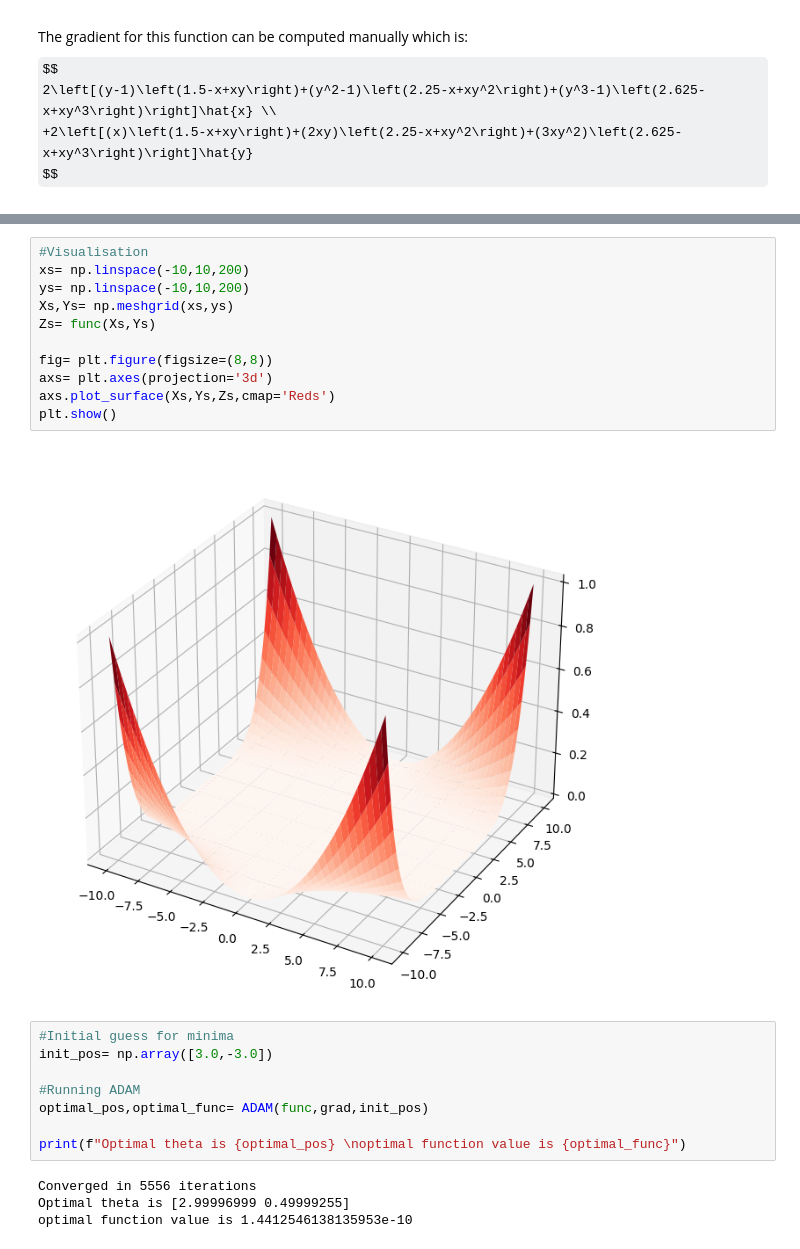
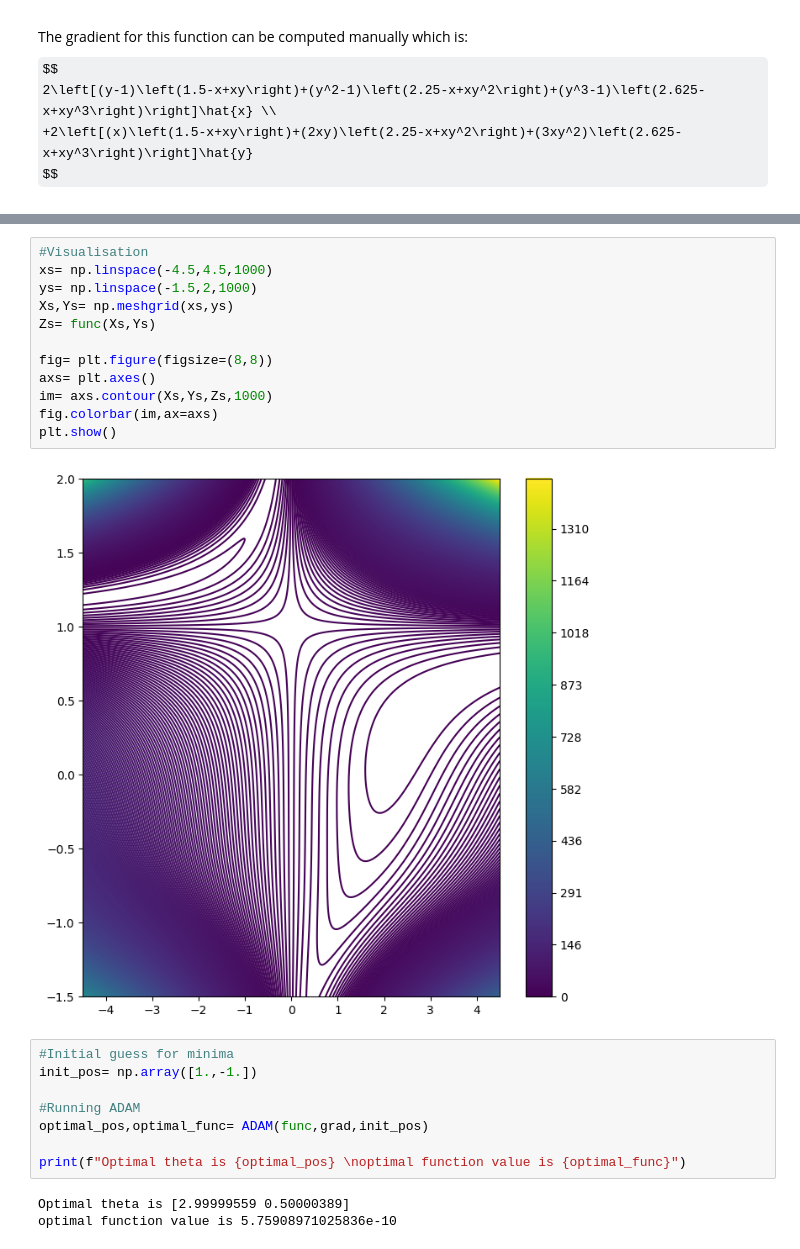
Before and after one commit to spacedoutphysicsguy/projects, a Jupyter notebook: M1 Machine Learning/PSet1.ipynb, the cells around one changed output, grey strips where cells are left out. Drawn from its saved outputs; the diff is of its cells as text; some formulas as TeX source.

```diff
--- a/M1 Machine Learning/PSet1.ipynb
+++ b/M1 Machine Learning/PSet1.ipynb
@@ -59,26 +59,26 @@ def ADAM(func,grad,init_pos,lr=0.001,beta_1=0.9,beta_2=0.99,eps=1e-8,max_iters=1
     return pos,func(pos[0],pos[1])
 # %%
 #Visualisation
-xs= np.linspace(-10,10,200)
-ys= np.linspace(-10,10,200)
+xs= np.linspace(-4.5,4.5,1000)
+ys= np.linspace(-1.5,2,1000)
 Xs,Ys= np.meshgrid(xs,ys)
 Zs= func(Xs,Ys)
 
 fig= plt.figure(figsize=(8,8))
-axs= plt.axes(projection='3d')
-axs.plot_surface(Xs,Ys,Zs,cmap='Reds')
+axs= plt.axes()
+im= axs.contour(Xs,Ys,Zs,1000)
+fig.colorbar(im,ax=axs)
 plt.show()
 # %% [output]
-[figure, old version]
+[figure, new version]
 # %%
 #Initial guess for minima
-init_pos= np.array([3.0,-3.0])
+init_pos= np.array([1.,-1.])
 
 #Running ADAM
 optimal_pos,optimal_func= ADAM(func,grad,init_pos)
 
 print(f"Optimal theta is {optimal_pos} \noptimal function value is {optimal_func}")
 # %% [output]
-Converged in 5556 iterations
-Optimal theta is [2.99996999 0.49999255]
-optimal function value is 1.4412546138135953e-10
+Optimal theta is [2.99999559 0.50000389]
+optimal function value is 5.75908971025836e-10
```
Also changed, not shown: parts of 1 cell of this notebook.
